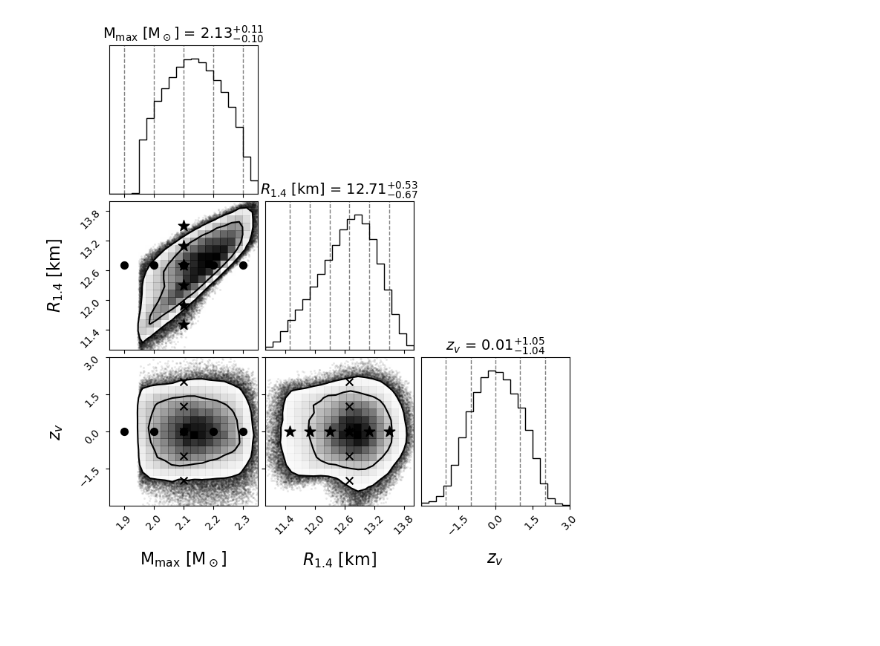
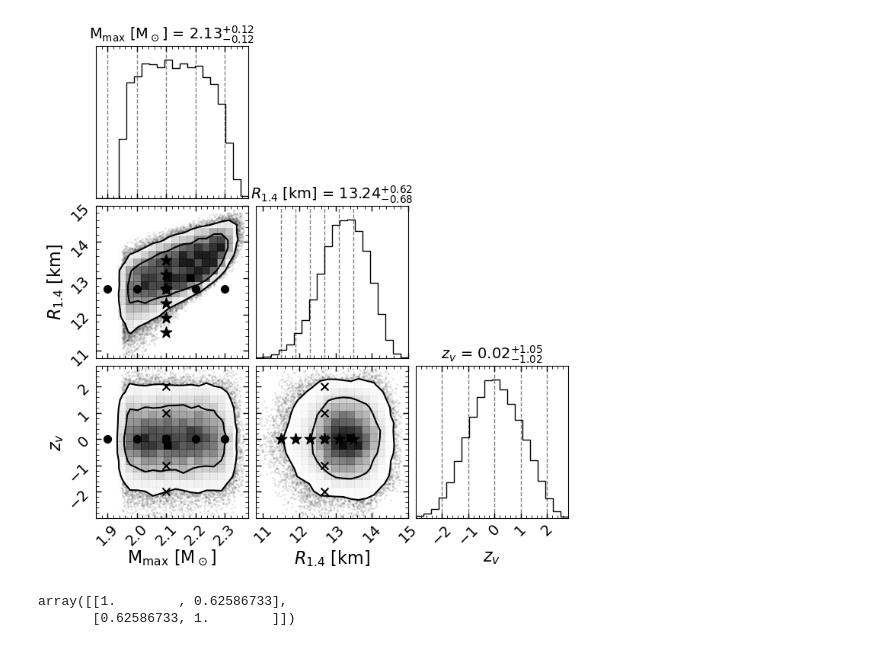
Before and after one commit to sotzee/SSVAE_EOS, a Jupyter notebook: paper_fig_model_picked.ipynb, the cells around one changed output. Saved outputs shown, nothing was run; the diff lists cells and outputs as text; code cells hidden in the pictures; blank space fills up the shorter version.

Commit message:
Notebook generating figures with the selected PSL-VAE in the resubmision to MLST on Aug 10 2026.

```diff
--- a/paper_fig_model_picked.ipynb
+++ b/paper_fig_model_picked.ipynb
@@ -101,17 +113,19 @@ max boundary MAPE:  tf.Tensor(0.006796951, shape=(), dtype=float32)
 # %%
-mu_k_all, mu_u_all, log_var_u_all, z_all = encoder(scaler_X.transform(np.concatenate((X_train,X_val, X_test))), training=False)
+#mu_k_all, mu_u_all, log_var_u_all, z_all = encoder(scaler_X.transform(np.concatenate((X_train,X_val, X_test))), training=False)
+mu_k_all, mu_u_all, log_var_u_all, z_all = encoder(scaler_X.transform(X_test), training=False)
 y_obs_all = scaler_y.inverse_transform(mu_k_all)
 MmaxR14z_all=np.concatenate((y_obs_all, np.array(z_all)[:,[2]]), axis=1)
 MmaxR14z_all=np.concatenate((y_obs_all, mu_u_all), axis=1)
+n_trans=np.exp(X_test[:,-6])
 # %%
 
 import corner
 import matplotlib.pyplot as plt
 
 ranges = [
-    (1.85, 2.35),   # Mmax
-    (11, 14.0), # R1.4
-    (-3, 3)    # z_v
+    (1.86, 2.38),   # Mmax
+    (10.8, 15), # R1.4
+    (-3, 2.8)    # z_v
 ]
 
 fig = corner.corner(
@@ -126,6 +140,7 @@ fig = corner.corner(
     levels=[0.68, 0.95],
     label_kwargs={"fontsize":16},
     title_kwargs={"fontsize":14},
+    max_n_ticks=6,
 )
 
 
@@ -138,35 +153,57 @@ for M,R in zip(Mmax_plot, R14_fixed):
 
 # mark R14 sweep at fixed Mmax
 for R in R14_plot:
     axes[1,0].scatter(MmaxR14_plot[0], R, marker='*', color='k', s=120, zorder=10)
     axes[2,1].scatter(R, 0              , marker='*', color='k', s=120, zorder=10)
 
 for z in np.linspace(-2,2,5):
     axes[2,0].scatter(MmaxR14_plot[0], z, marker='x', color='k', s=50, zorder=10)
     axes[2,1].scatter(MmaxR14_plot[1], z, marker='x', color='k', s=50, zorder=10)
 
 
 # central point
 axes[1,0].scatter(
     MmaxR14_plot[0], MmaxR14_plot[1],
     marker='*', color='k', s=120, zorder=20
 )
 
 
 # optional: vertical lines on diagonal
 for M in Mmax_plot:
     axes[0,0].axvline(M, color='k',ls='--',lw=1, alpha=0.5)
 
 for R in R14_plot:
     axes[1,1].axvline(R, color='k',ls='--',lw=1, alpha=0.5)
 
 for z in np.linspace(-2,2,5):
     axes[2,2].axvline(z, color='k',ls='--',lw=1, alpha=0.5)
 
-plt.savefig('./figures/MmaxR14zv_latent.pdf',bbox_inches = 'tight',format='pdf')#, dpi=dpi)
+# bottom row: x labels
+for j in range(3):
+    axes[2, j].xaxis.set_label_coords(0.5, -0.2)
+
+# left column: y labels
+for i in range(1, 3):
+    axes[i, 0].yaxis.set_label_coords(-0.2, 0.5)
+
+R_ticks = [11, 12, 13, 14, 15]
+
+# R1.4 appears as x-axis in these panels
+axes[1,1].set_xticks(R_ticks)
+axes[2,1].set_xticks(R_ticks)
+
+# R1.4 appears as y-axis here
+axes[1,0].set_yticks(R_ticks)
+
+plt.savefig('./figures/MmaxR14zv_latent_skyrme.pdf',bbox_inches = 'tight',format='pdf')#, dpi=dpi)
 plt.show()
 # %% [output]
-[figure, old version]
+[figure, new version]
+# %%
+np.corrcoef(MmaxR14z_all[:,0],MmaxR14z_all[:,1])
+# %% [output]
+array([[1.        , 0.62586733],
+       [0.62586733, 1.        ]])
 # %%
 # check if mean in latent space is correctly reproduced
 latent_mean=np.array([np.array(z_test).mean(axis=0)])
```
Also changed, not shown: parts of 10 cells of this notebook, 2 other files.
